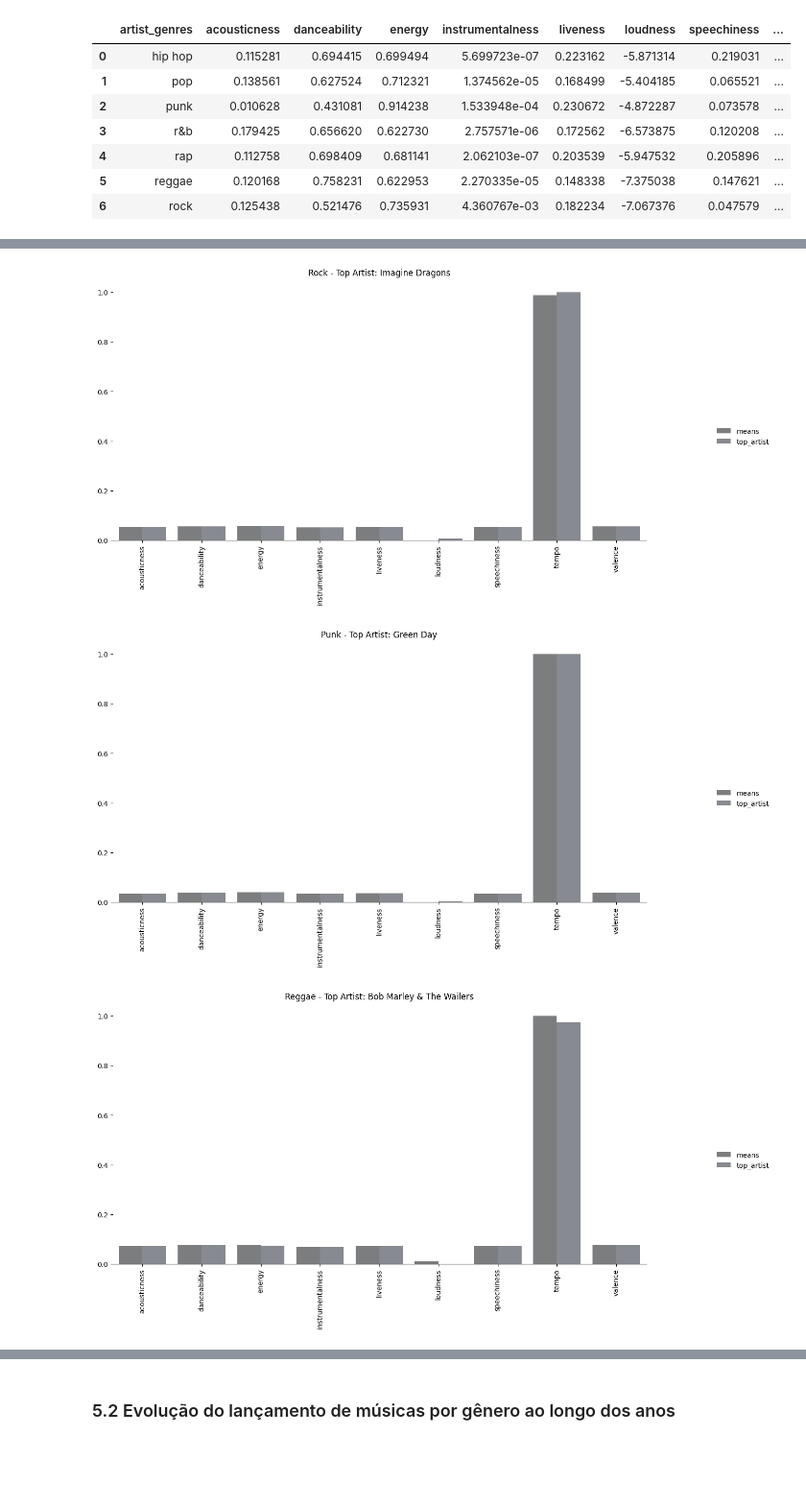
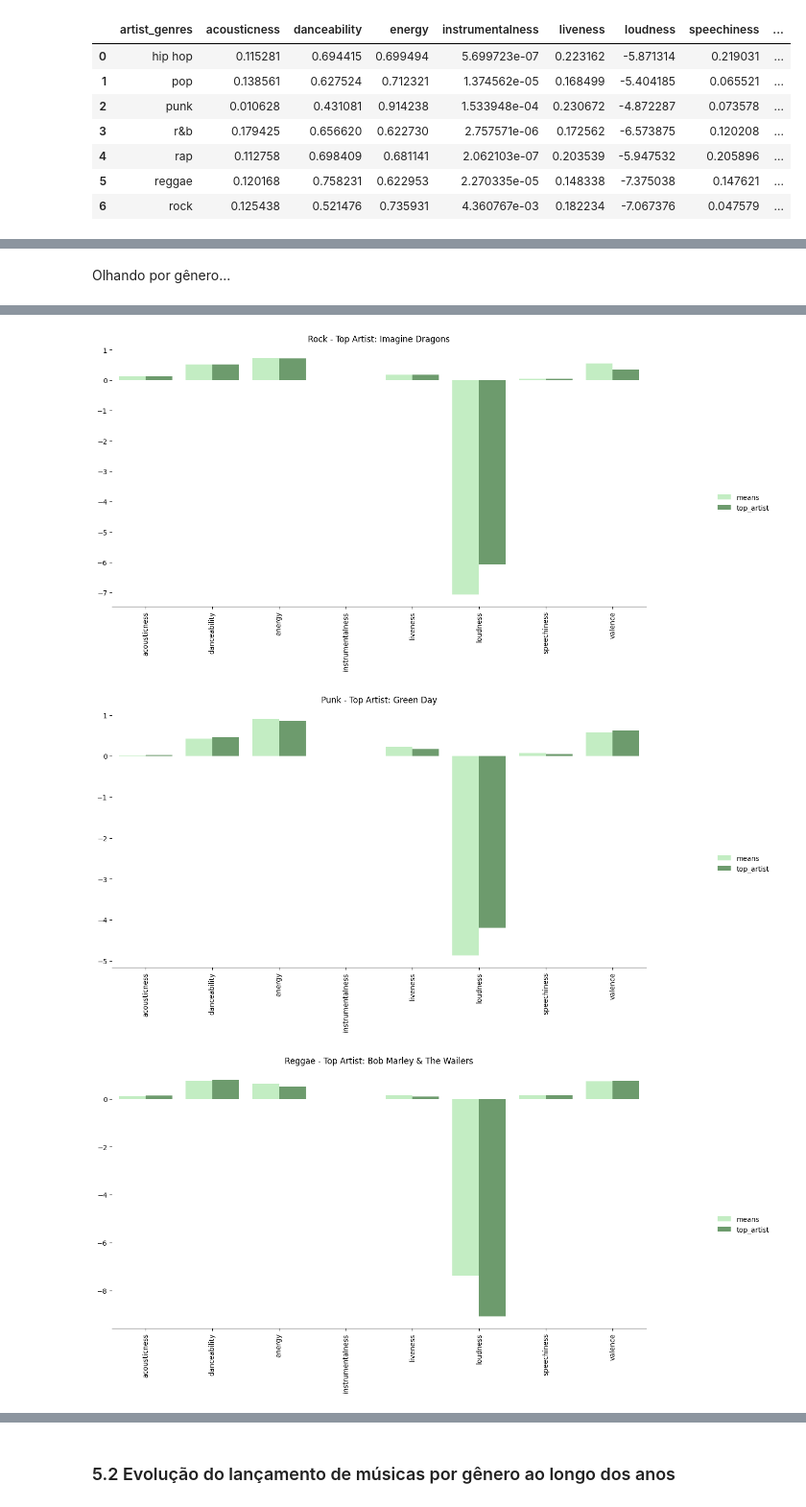
Before and after one commit to Ciencia-de-Dados-IMT-2023/Projeto-Spotify-2023.1, a Jupyter notebook: notebooks/02_EDA.ipynb, the cells around one changed output, grey strips where cells are left out. Shown at 96% size. Cells and saved outputs as stored; diff of their text form; code cells hidden in the pictures; blank space fills up the shorter version.

```diff
--- a/notebooks/02_EDA.ipynb
+++ b/notebooks/02_EDA.ipynb
@@ -494,6 +494,8 @@ for artist, genre in zip(df_top_artists['artist_name'],df_top_artists['artist_ge
     df_mean_top_artist = df_mean_top_artist.append(artist_mean, ignore_index=True)
 
 df_mean_top_artist = df_mean_top_artist[~df_mean_top_artist['artist_name'].isna()]
+df_mean_top_artist.drop(columns=['tempo'], inplace=True)
+
 df_mean_top_artist
 # %% [output]
 |  | artist_name | acousticness | danceability | energy | instrumentalness | liveness | loudness | speechiness | ... |
@@ -504,6 +506,19 @@ df_mean_top_artist
 | 4 | Imagine Dragons | 0.121605 | 0.522853 | 0.710147 | 0.003583 | 0.181887 | -6.064162 | 0.052175 | ... |
 | 5 | Bob Marley & The Wailers | 0.14098 | 0.80363 | 0.501783 | 0.000043 | 0.092122 | -9.080283 | 0.15462 | ... |
 | 6 | Green Day | 0.023131 | 0.467625 | 0.860563 | 0.000667 | 0.171279 | -4.192854 | 0.054463 | ... |
+# %%
+features = [
+    'acousticness',
+    'danceability',
+    'energy',
+    'instrumentalness',
+    'liveness',
+    'loudness',
+    'speechiness',
+    'valence'
+ ]
+# %% [markdown]
+Olhando por gênero...
 # %%
 df_top_artist_genre = df_mean_top_artist[['artist_genres'] + features]
 df_means_genre = df_means[['artist_genres'] + features]
@@ -519,12 +534,6 @@ df_transformed.columns = df_transformed.iloc[0]
 # remover a linha que virou nome de colunas
 df_transformed.drop(df_transformed.index[0], inplace=True)
 
-# normalizar os valores
-for col in df_transformed.columns:
-    min = df_transformed[col].min()
-    max = df_transformed[col].max()
-    for i in range(len(df_transformed)):
-        df_transformed[col][i] = (df_transformed[col][i] - min) / (max - min)
 
 # renomear o index para feature
 df_transformed = df_transformed.reset_index().rename(columns={'index': 'feature'})
@@ -540,7 +549,6 @@ for i in range(len(df_transformed)):
 # melt o df para plotar o gráfico (colunas de generos viram linhas)
 df_transformed = pd.melt(df_transformed, id_vars=['new_feature', 'tipo'], value_vars=generos_artistas, var_name='genero', value_name='valor')
 
-colors = sns.dark_palette("#79C", 6)
 
 # plot do grafico
 for i, genero in enumerate(generos_artistas):
@@ -548,8 +556,7 @@ for i, genero in enumerate(generos_artistas):
     g = sns.catplot(
         data=aux, kind="bar",
         x="new_feature", y="valor", hue="tipo",
-        palette=colors, alpha=.6, height=6,
-
+        palette=sns.color_palette(['lightgreen', 'darkgreen']), alpha=.6, height=6,
     )
 
     artista = df_top_artists[df_top_artists['artist_genres'] == genero]['artist_name'].values[0]
@@ -570,3 +577,3 @@ for i, genero in enumerate(generos_artistas):
-[figure, old version]
+[figure, new version]
-[figure, old version]
+[figure, new version]
-[figure, old version]
+[figure, new version]
```
Also changed, not shown: parts of 9 cells of this notebook, 1 other file.
